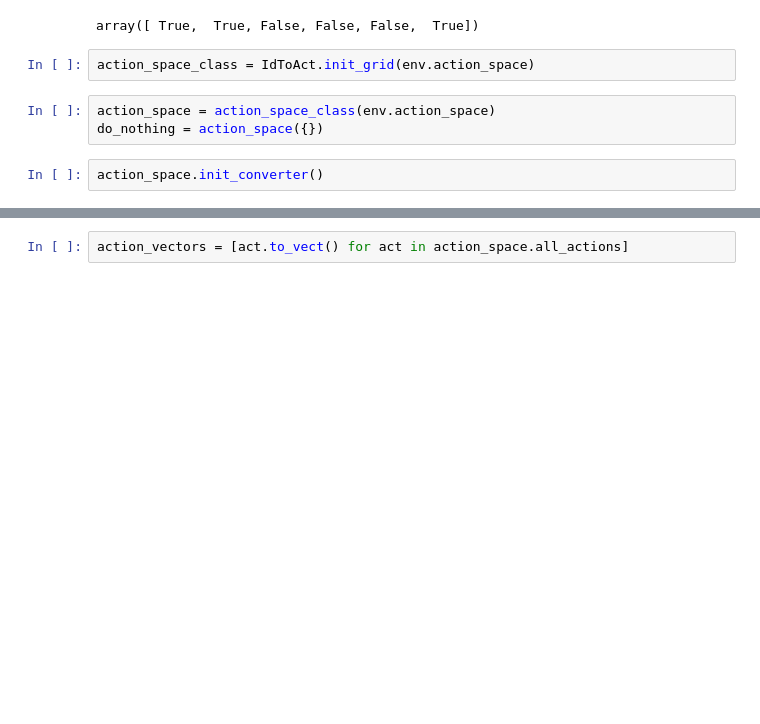
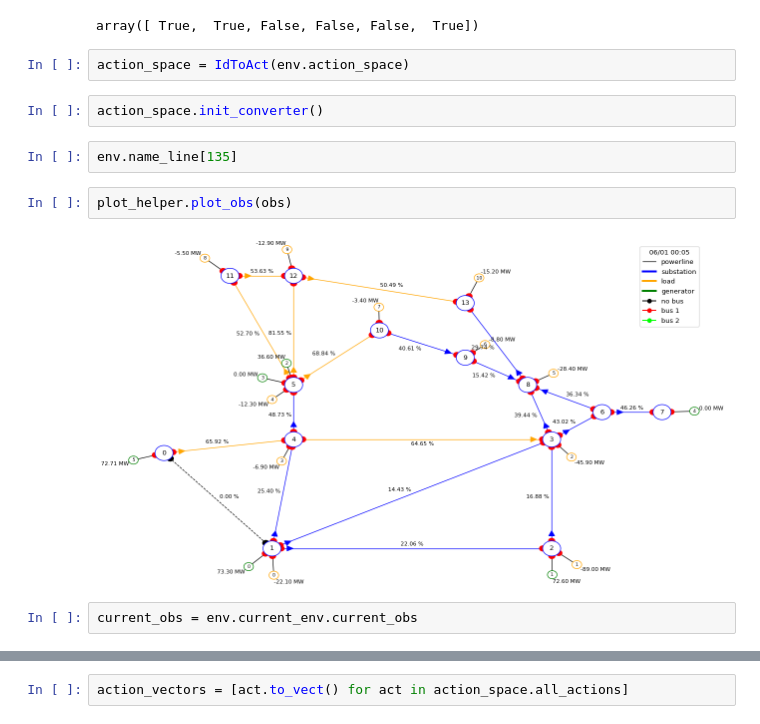
Before and after one commit to AlexTo/L2RPN, a Jupyter notebook: notebooks/action_space.ipynb, the cells around one changed output, grey strips where cells are left out. Drawn from its saved outputs; the diff is of its cells as text; blank space fills up the shorter version.

```diff
--- a/notebooks/action_space.ipynb
+++ b/notebooks/action_space.ipynb
@@ -14,9 +14,14 @@ env.gen_redispatchable
 # %% [output]
 array([ True,  True, False, False, False,  True])
 # %%
-action_space_class = IdToAct.init_grid(env.action_space)
+action_space = IdToAct(env.action_space)
-# %%
-action_space = action_space_class(env.action_space)
-do_nothing = action_space({})
 # %%
 action_space.init_converter()
+# %%
+env.name_line[135]
+# %%
+plot_helper.plot_obs(obs)
+# %% [output]
+[figure, added]
+# %%
+current_obs = env.current_env.current_obs
```
Also changed, not shown: parts of 4 cells of this notebook, 4 other files.
